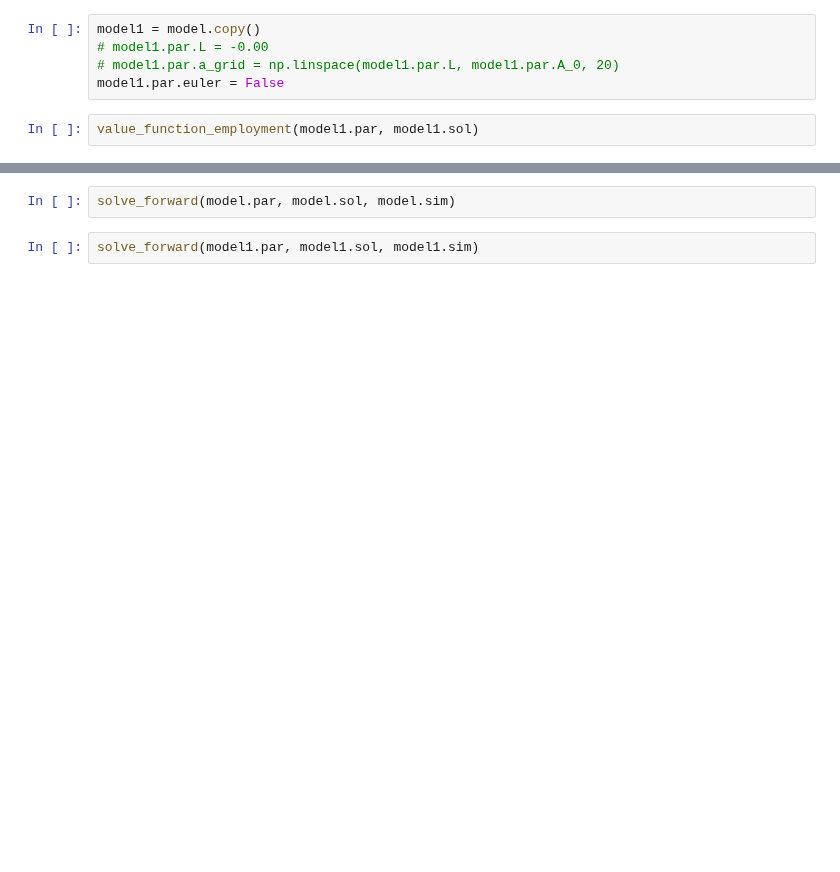
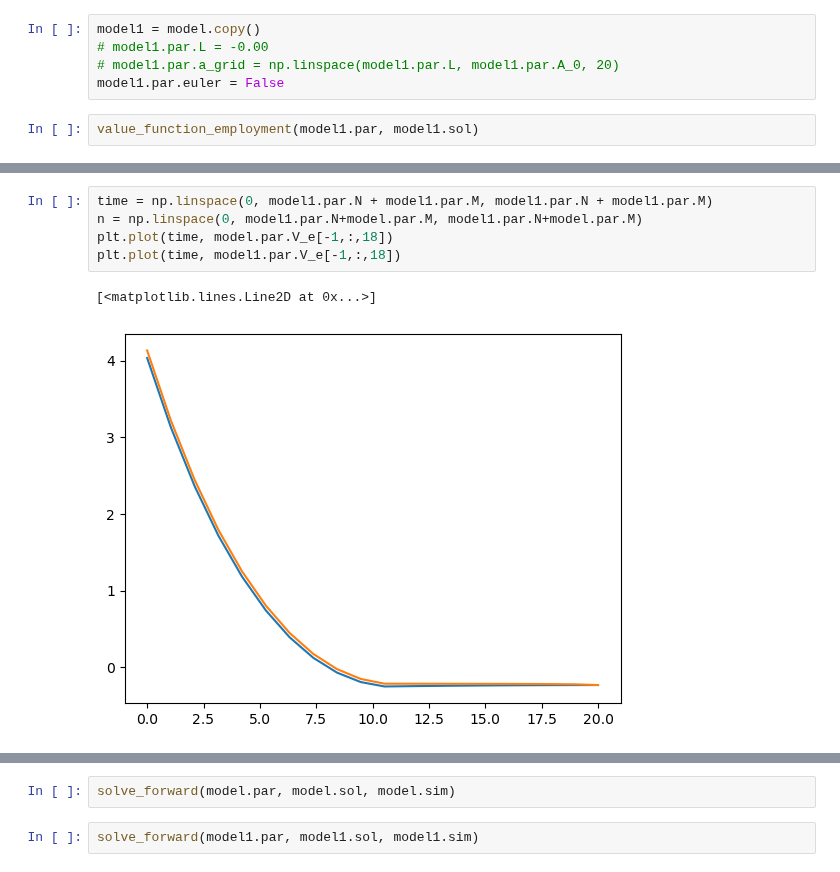
Before and after one commit to qrn838/Dynamic-programming-project, a Jupyter notebook: 2. consumption saving.ipynb, the cells around one changed output, grey strips where cells are left out. Drawn from its saved outputs; the diff is of its cells as text; blank space fills up the shorter version.

```diff
--- a/2. consumption saving.ipynb
+++ b/2. consumption saving.ipynb
@@ -144,3 +141,11 @@ plt.show()
+# %%
+time = np.linspace(0, model1.par.N + model1.par.M, model1.par.N + model1.par.M)
+n = np.linspace(0, model1.par.N+model.par.M, model1.par.N+model.par.M)
+plt.plot(time, model.par.V_e[-1,:,18])
+plt.plot(time, model1.par.V_e[-1,:,18])
+# %% [output]
+[<matplotlib.lines.Line2D at 0x...>]
+[figure, added]
 # %%
 time = np.linspace(0, model1.par.T, model1.par.T)
 n = np.linspace(0, model1.par.N+model.par.M, model1.par.N+model.par.M)
```
Also changed, not shown: parts of 17 cells of this notebook, 2 other files.
